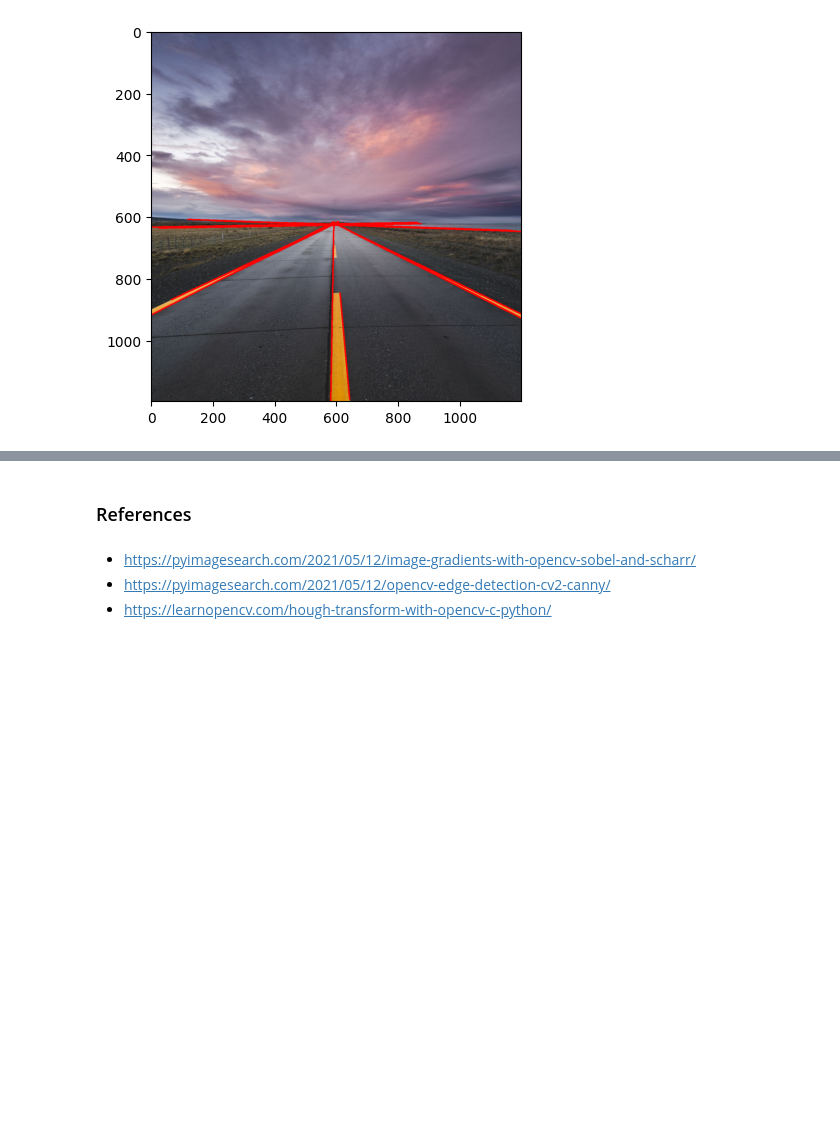
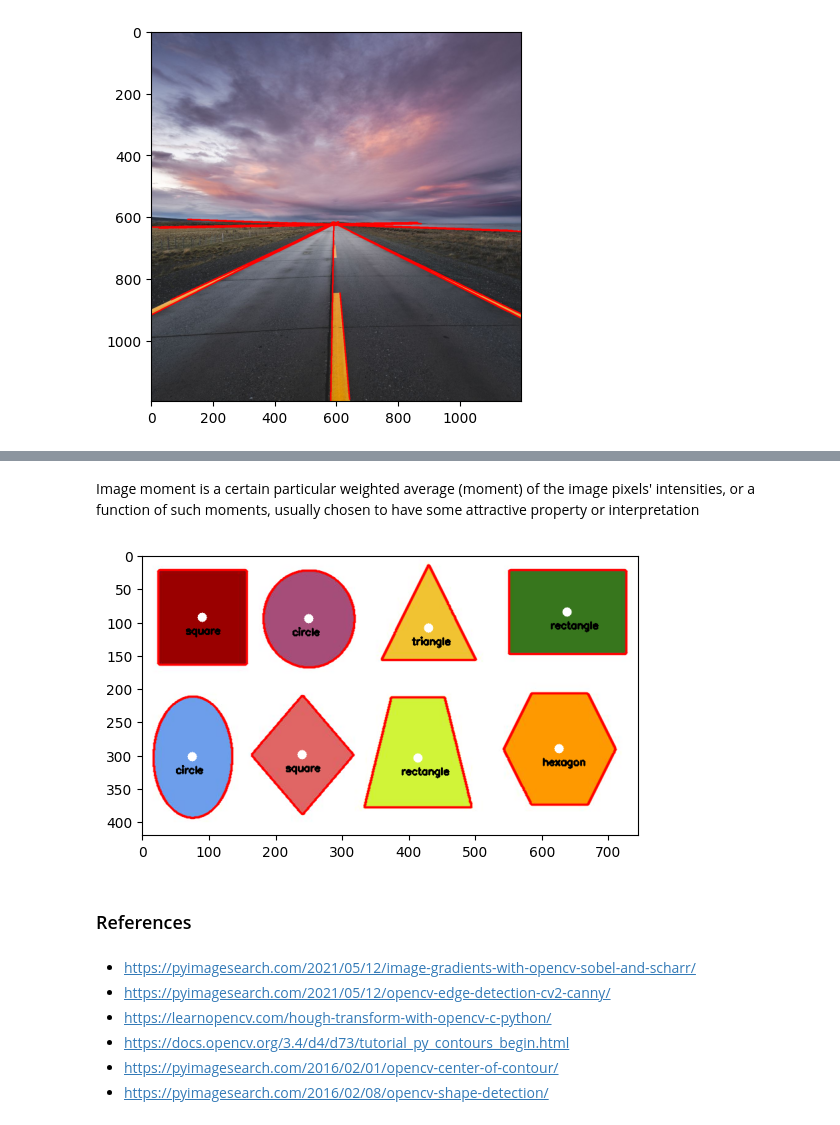
Before and after one commit to naufalihsan/opencv, a Jupyter notebook: 04_image_analysis_and_histogram.ipynb, the cells around one changed output, grey strips where cells are left out. Saved outputs shown, nothing was run; the diff lists cells and outputs as text; code cells hidden in the pictures; blank space fills up the shorter version.

```diff
--- a/04_image_analysis_and_histogram.ipynb
+++ b/04_image_analysis_and_histogram.ipynb
@@ -199,0 +250,2 @@ plt.show()
+# %%
+img = cv2.imread("./images/shapes.jpg", cv2.IMREAD_UNCHANGED)
@@ -199,0 +289,2 @@ plt.show()
+# %% [markdown]
+Image moment is a certain particular weighted average (moment) of the image pixels' intensities, or a function of such moments, usually chosen to have some attractive property or interpretation
@@ -199,0 +299,4 @@ plt.show()
+# %%
+img_rgb = cv2.cvtColor(img, cv2.COLOR_BGR2RGB)
+# %%
+img_annotate = img_rgb.copy()
@@ -200,6 +311,14 @@ plt.show()
+# %%
+plt.imshow(img_annotate)
+plt.show()
+# %% [output]
+[figure, added]
 # %% [markdown]
 ### References
 # %% [markdown]
 - https://pyimagesearch.com/2021/05/12/image-gradients-with-opencv-sobel-and-scharr/
 - https://pyimagesearch.com/2021/05/12/opencv-edge-detection-cv2-canny/
 - https://learnopencv.com/hough-transform-with-opencv-c-python/
+- https://docs.opencv.org/3.4/d4/d73/tutorial_py_contours_begin.html
+- https://pyimagesearch.com/2016/02/01/opencv-center-of-contour/
+- https://pyimagesearch.com/2016/02/08/opencv-shape-detection/
```
Also changed, not shown: parts of 32 cells of this notebook, 2 other files.
